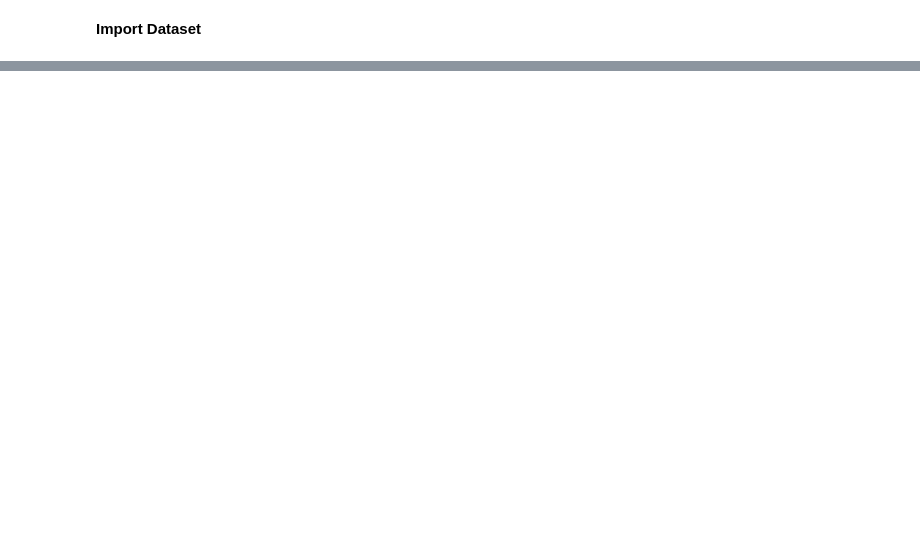
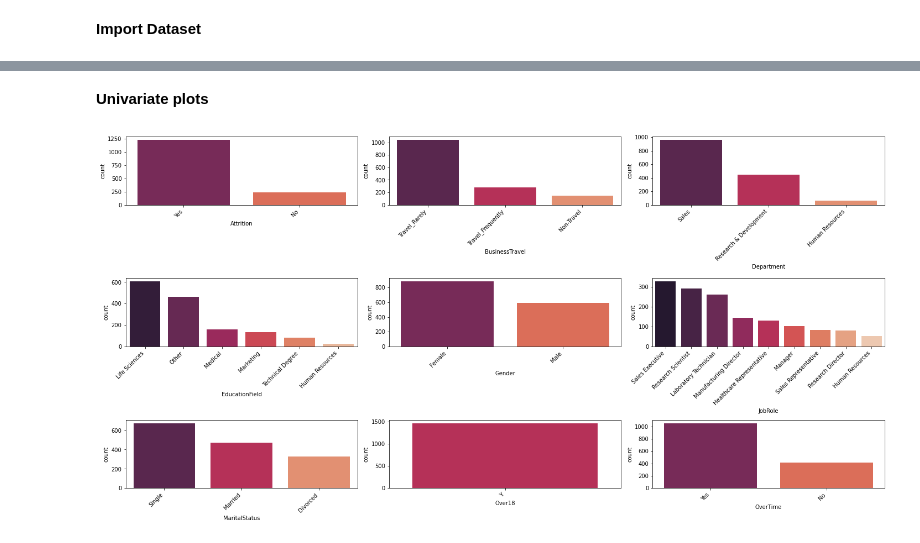
Before and after one commit to ashishar/data_science_codes, a Jupyter notebook: Employee_Attrition.ipynb, the cells around one changed output, grey strips where cells are left out. Cells and saved outputs as stored; diff of their text form; code cells hidden in the pictures; blank space fills up the shorter version.

```diff
--- a/Employee_Attrition.ipynb
+++ b/Employee_Attrition.ipynb
@@ -20,0 +71,3 @@ kaggle.json  sample_data
+# %%
+df = pd.read_csv("WA_Fn-UseC_-HR-Employee-Attrition.csv")
+df.head()
@@ -20,0 +130,3 @@ kaggle.json  sample_data
+# %%
+numeric_columns = list(df.select_dtypes(include=np.number).columns)
+categorical_columns = list(df.select_dtypes(include="object").columns)
@@ -20,0 +156,13 @@ kaggle.json  sample_data
+# %% [markdown]
+**Univariate plots**
+# %%
+fig, ax = plt.subplots(3,3, figsize = (20,10))
+
+ax = np.ravel(ax)
+for i in range(len(categorical_columns)):
+    sns.countplot(data = df, x = categorical_columns[i], ax = ax[i], palette="rocket", order = df[categorical_columns[i]].value_counts().index)
+    ax[i].set_xticklabels(labels = df[categorical_columns[i]].unique(), rotation=45, ha='right')
+ax = np.reshape(ax, (3, 3))
+plt.tight_layout()
+# %% [output]
+[figure, added]
```
Also changed, not shown: parts of 40 cells of this notebook.
